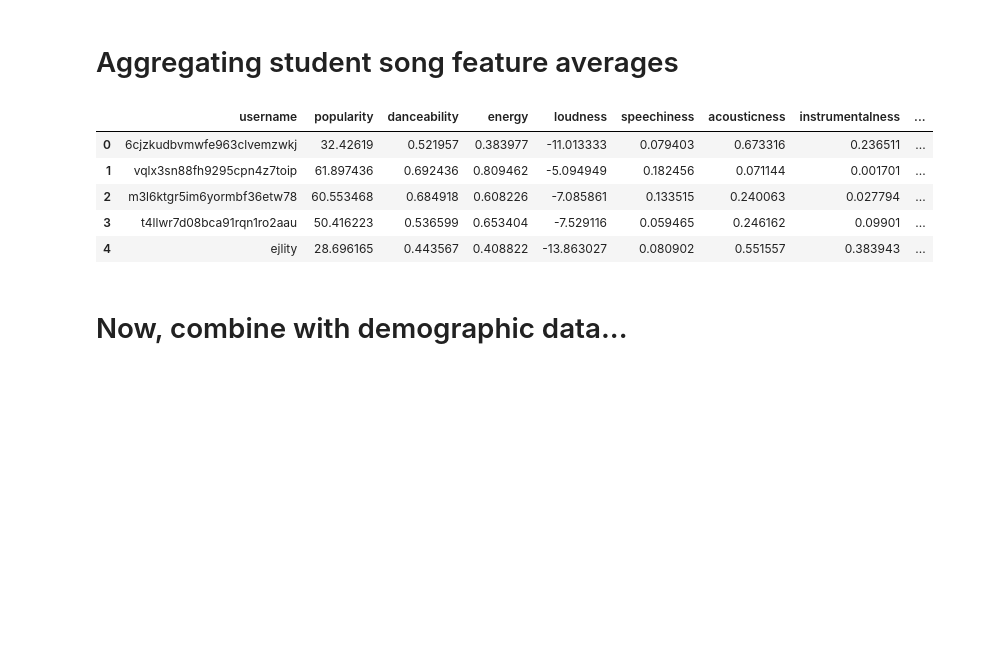
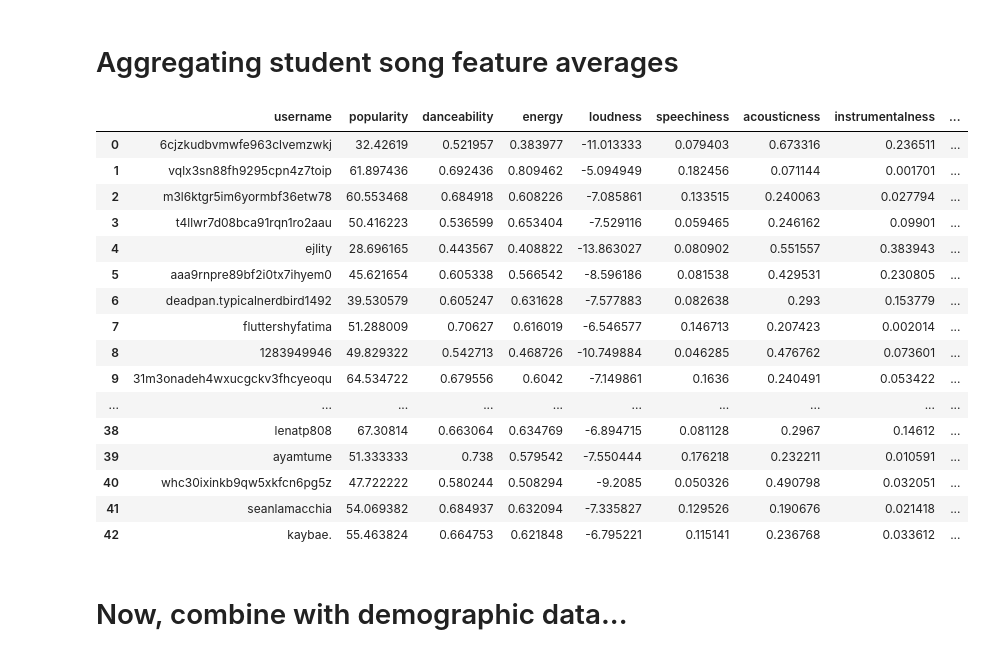
Before and after one commit to ahmedksultan/cdjsp23_brs, a Jupyter notebook: nb_playground4.ipynb, the cells around one changed output. Cells and saved outputs as stored; diff of their text form; code cells hidden in the pictures; blank space fills up the shorter version.

```diff
--- a/nb_playground4.ipynb
+++ b/nb_playground4.ipynb
@@ -73,30 +73,41 @@ feature_averages
 # %%
 usernames = all_data['username'].unique()
 
 student_averages = {}
 
 for username in usernames:
     someones_data = all_data[all_data['username'] == username]
     feature_averages = []
     feature_averages.append(username)
     for feature in features:
         avg =  someones_data[feature].mean()
         feature_averages.append(avg)
     student_averages[username] = feature_averages
 
 # sorry i know this is done poorly
 student_averages_df = pd.DataFrame(student_averages).T.reset_index().drop('index',1)
 student_averages_df.columns= ['username','popularity','danceability', 'energy', 'loudness', 'speechiness',
        'acousticness', 'instrumentalness', 'liveness', 'valence', 'tempo']
 
-student_averages_df.head()
+student_averages_df
 # %% [output]
 |  | username | popularity | danceability | energy | loudness | speechiness | acousticness | instrumentalness | ... |
 | 0 | 6cjzkudbvmwfe963clvemzwkj | 32.42619 | 0.521957 | 0.383977 | -11.013333 | 0.079403 | 0.673316 | 0.236511 | ... |
 | 1 | vqlx3sn88fh9295cpn4z7toip | 61.897436 | 0.692436 | 0.809462 | -5.094949 | 0.182456 | 0.071144 | 0.001701 | ... |
 | 2 | m3l6ktgr5im6yormbf36etw78 | 60.553468 | 0.684918 | 0.608226 | -7.085861 | 0.133515 | 0.240063 | 0.027794 | ... |
 | 3 | t4llwr7d08bca91rqn1ro2aau | 50.416223 | 0.536599 | 0.653404 | -7.529116 | 0.059465 | 0.246162 | 0.09901 | ... |
 | 4 | ejlity | 28.696165 | 0.443567 | 0.408822 | -13.863027 | 0.080902 | 0.551557 | 0.383943 | ... |
+| 5 | aaa9rnpre89bf2i0tx7ihyem0 | 45.621654 | 0.605338 | 0.566542 | -8.596186 | 0.081538 | 0.429531 | 0.230805 | ... |
+| 6 | deadpan.typicalnerdbird1492 | 39.530579 | 0.605247 | 0.631628 | -7.577883 | 0.082638 | 0.293 | 0.153779 | ... |
+| 7 | fluttershyfatima | 51.288009 | 0.70627 | 0.616019 | -6.546577 | 0.146713 | 0.207423 | 0.002014 | ... |
+| 8 | 1283949946 | 49.829322 | 0.542713 | 0.468726 | -10.749884 | 0.046285 | 0.476762 | 0.073601 | ... |
+| 9 | 31m3onadeh4wxucgckv3fhcyeoqu | 64.534722 | 0.679556 | 0.6042 | -7.149861 | 0.1636 | 0.240491 | 0.053422 | ... |
+| ... | ... | ... | ... | ... | ... | ... | ... | ... | ... |
+| 38 | lenatp808 | 67.30814 | 0.663064 | 0.634769 | -6.894715 | 0.081128 | 0.2967 | 0.14612 | ... |
+| 39 | ayamtume | 51.333333 | 0.738 | 0.579542 | -7.550444 | 0.176218 | 0.232211 | 0.010591 | ... |
+| 40 | whc30ixinkb9qw5xkfcn6pg5z | 47.722222 | 0.580244 | 0.508294 | -9.2085 | 0.050326 | 0.490798 | 0.032051 | ... |
+| 41 | seanlamacchia | 54.069382 | 0.684937 | 0.632094 | -7.335827 | 0.129526 | 0.190676 | 0.021418 | ... |
+| 42 | kaybae. | 55.463824 | 0.664753 | 0.621848 | -6.795221 | 0.115141 | 0.236768 | 0.033612 | ... |
 # %% [markdown]
 <h1> Now, combine with demographic data... </h1>
 # %%
```
Also changed, not shown: parts of 5 cells of this notebook.
